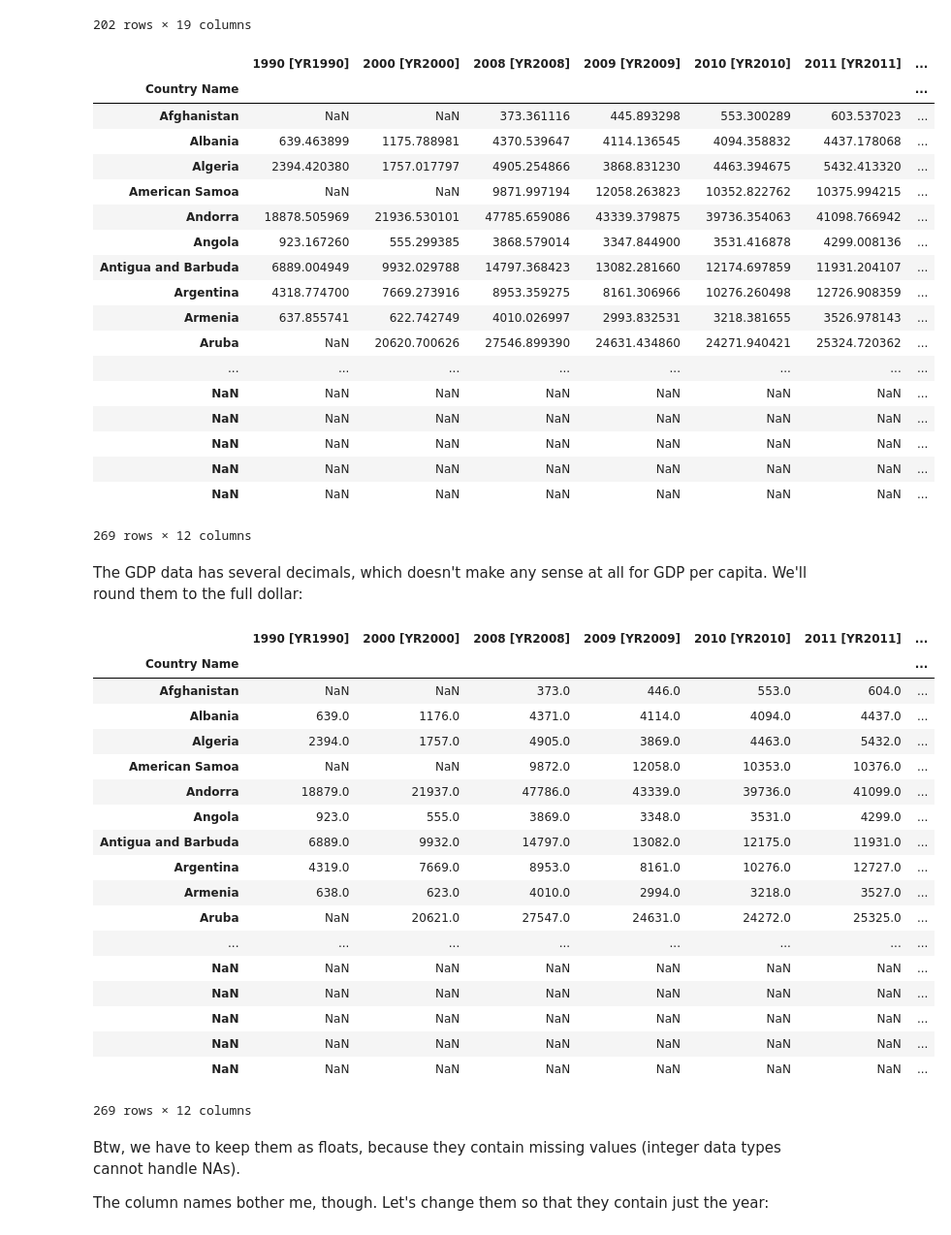
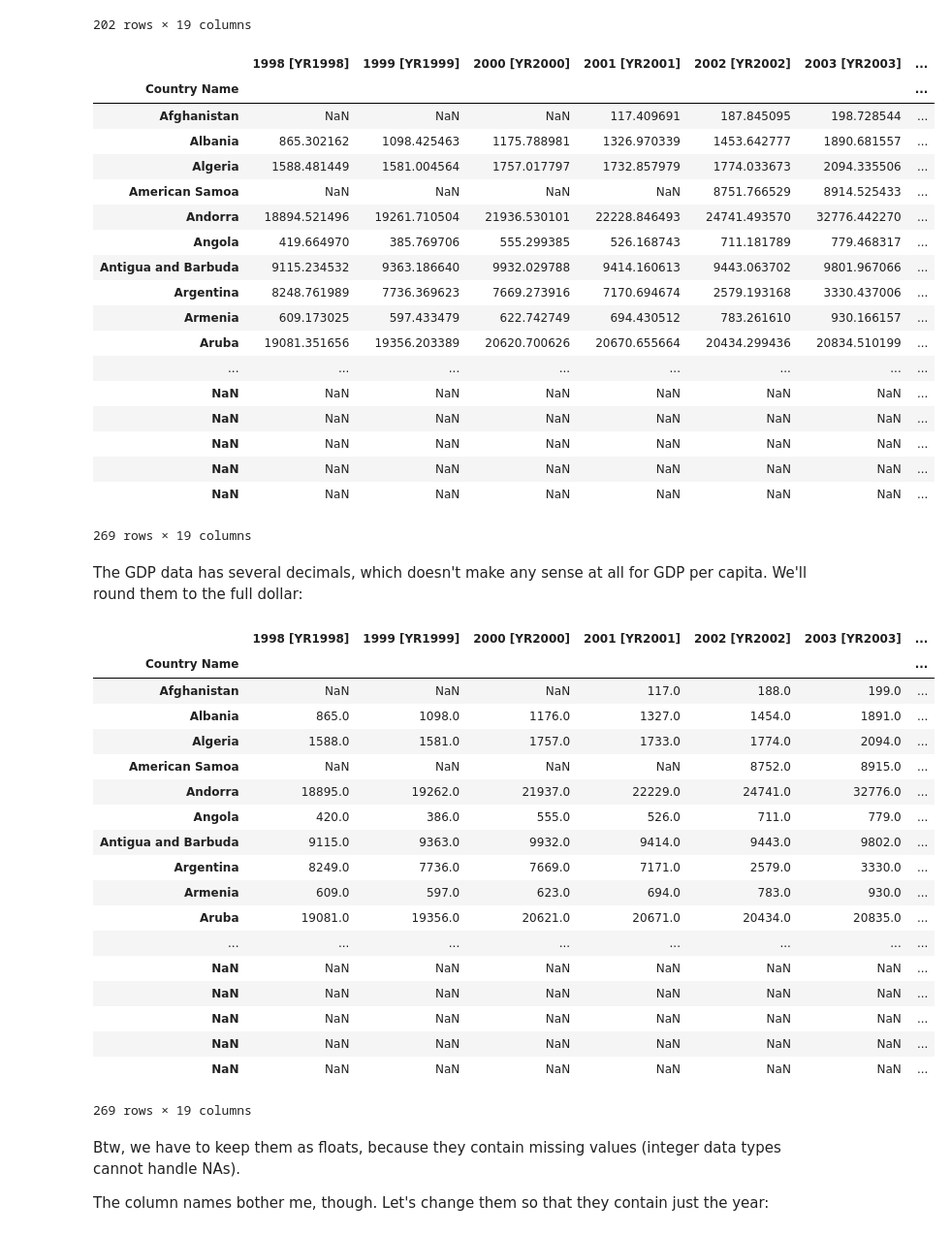
Before and after one commit to crstn/MigrationDataAnalysis, a Jupyter notebook: Migration data analysis.ipynb, the cells around one changed output. Shown at 97% size. Cells and saved outputs as stored; diff of their text form; code cells hidden in the pictures.

```diff
--- a/Migration data analysis.ipynb
+++ b/Migration data analysis.ipynb
@@ -36,56 +36,56 @@ migration
 | Zimbabwe | 443 | 474 | 568 | 312 | 463 | 167 | 412 | 309 | 289 | 275 | ... |
 202 rows × 19 columns
 # %%
-gdp = pd.read_csv('Data/GDP/1eaed4f3-f10a-49a9-9c86-4433ffe907c5_Data.csv',
+gdp = pd.read_csv('Data/GDP/3229441d-0826-4d08-9611-3323fb9aa779_Data.csv',
                   na_values="..",
                   index_col=0,
-                  usecols=[2,4,5,6,7,8,9,10,11,12,13,14,15])
+                  usecols=[2,4,5,6,7,8,9,10,11,12,13,14,15,16,17,18,19,20,21,22])
 gdp
 # %% [output]
-|  | 1990 [YR1990] | 2000 [YR2000] | 2008 [YR2008] | 2009 [YR2009] | 2010 [YR2010] | 2011 [YR2011] | ... |
+|  | 1998 [YR1998] | 1999 [YR1999] | 2000 [YR2000] | 2001 [YR2001] | 2002 [YR2002] | 2003 [YR2003] | ... |
 | Country Name |  |  |  |  |  |  | ... |
-| Afghanistan | NaN | NaN | 373.361116 | 445.893298 | 553.300289 | 603.537023 | ... |
-| Albania | 639.463899 | 1175.788981 | 4370.539647 | 4114.136545 | 4094.358832 | 4437.178068 | ... |
-| Algeria | 2394.420380 | 1757.017797 | 4905.254866 | 3868.831230 | 4463.394675 | 5432.413320 | ... |
-| American Samoa | NaN | NaN | 9871.997194 | 12058.263823 | 10352.822762 | 10375.994215 | ... |
-| Andorra | 18878.505969 | 21936.530101 | 47785.659086 | 43339.379875 | 39736.354063 | 41098.766942 | ... |
-| Angola | 923.167260 | 555.299385 | 3868.579014 | 3347.844900 | 3531.416878 | 4299.008136 | ... |
-| Antigua and Barbuda | 6889.004949 | 9932.029788 | 14797.368423 | 13082.281660 | 12174.697859 | 11931.204107 | ... |
-| Argentina | 4318.774700 | 7669.273916 | 8953.359275 | 8161.306966 | 10276.260498 | 12726.908359 | ... |
-| Armenia | 637.855741 | 622.742749 | 4010.026997 | 2993.832531 | 3218.381655 | 3526.978143 | ... |
-| Aruba | NaN | 20620.700626 | 27546.899390 | 24631.434860 | 24271.940421 | 25324.720362 | ... |
+| Afghanistan | NaN | NaN | NaN | 117.409691 | 187.845095 | 198.728544 | ... |
+| Albania | 865.302162 | 1098.425463 | 1175.788981 | 1326.970339 | 1453.642777 | 1890.681557 | ... |
+| Algeria | 1588.481449 | 1581.004564 | 1757.017797 | 1732.857979 | 1774.033673 | 2094.335506 | ... |
+| American Samoa | NaN | NaN | NaN | NaN | 8751.766529 | 8914.525433 | ... |
+| Andorra | 18894.521496 | 19261.710504 | 21936.530101 | 22228.846493 | 24741.493570 | 32776.442270 | ... |
+| Angola | 419.664970 | 385.769706 | 555.299385 | 526.168743 | 711.181789 | 779.468317 | ... |
+| Antigua and Barbuda | 9115.234532 | 9363.186640 | 9932.029788 | 9414.160613 | 9443.063702 | 9801.967066 | ... |
+| Argentina | 8248.761989 | 7736.369623 | 7669.273916 | 7170.694674 | 2579.193168 | 3330.437006 | ... |
+| Armenia | 609.173025 | 597.433479 | 622.742749 | 694.430512 | 783.261610 | 930.166157 | ... |
+| Aruba | 19081.351656 | 19356.203389 | 20620.700626 | 20670.655664 | 20434.299436 | 20834.510199 | ... |
 | ... | ... | ... | ... | ... | ... | ... | ... |
 | NaN | NaN | NaN | NaN | NaN | NaN | NaN | ... |
 | NaN | NaN | NaN | NaN | NaN | NaN | NaN | ... |
 | NaN | NaN | NaN | NaN | NaN | NaN | NaN | ... |
 | NaN | NaN | NaN | NaN | NaN | NaN | NaN | ... |
 | NaN | NaN | NaN | NaN | NaN | NaN | NaN | ... |
-269 rows × 12 columns
+269 rows × 19 columns
 # %% [markdown]
 The GDP data has several decimals, which doesn't make any sense at all for GDP per capita. We'll round them to the full dollar:
 # %%
 gdp = gdp.round(0)
 gdp
 # %% [output]
-|  | 1990 [YR1990] | 2000 [YR2000] | 2008 [YR2008] | 2009 [YR2009] | 2010 [YR2010] | 2011 [YR2011] | ... |
+|  | 1998 [YR1998] | 1999 [YR1999] | 2000 [YR2000] | 2001 [YR2001] | 2002 [YR2002] | 2003 [YR2003] | ... |
 | Country Name |  |  |  |  |  |  | ... |
-| Afghanistan | NaN | NaN | 373.0 | 446.0 | 553.0 | 604.0 | ... |
-| Albania | 639.0 | 1176.0 | 4371.0 | 4114.0 | 4094.0 | 4437.0 | ... |
-| Algeria | 2394.0 | 1757.0 | 4905.0 | 3869.0 | 4463.0 | 5432.0 | ... |
-| American Samoa | NaN | NaN | 9872.0 | 12058.0 | 10353.0 | 10376.0 | ... |
-| Andorra | 18879.0 | 21937.0 | 47786.0 | 43339.0 | 39736.0 | 41099.0 | ... |
-| Angola | 923.0 | 555.0 | 3869.0 | 3348.0 | 3531.0 | 4299.0 | ... |
-| Antigua and Barbuda | 6889.0 | 9932.0 | 14797.0 | 13082.0 | 12175.0 | 11931.0 | ... |
-| Argentina | 4319.0 | 7669.0 | 8953.0 | 8161.0 | 10276.0 | 12727.0 | ... |
-| Armenia | 638.0 | 623.0 | 4010.0 | 2994.0 | 3218.0 | 3527.0 | ... |
-| Aruba | NaN | 20621.0 | 27547.0 | 24631.0 | 24272.0 | 25325.0 | ... |
+| Afghanistan | NaN | NaN | NaN | 117.0 | 188.0 | 199.0 | ... |
+| Albania | 865.0 | 1098.0 | 1176.0 | 1327.0 | 1454.0 | 1891.0 | ... |
+| Algeria | 1588.0 | 1581.0 | 1757.0 | 1733.0 | 1774.0 | 2094.0 | ... |
+| American Samoa | NaN | NaN | NaN | NaN | 8752.0 | 8915.0 | ... |
+| Andorra | 18895.0 | 19262.0 | 21937.0 | 22229.0 | 24741.0 | 32776.0 | ... |
+| Angola | 420.0 | 386.0 | 555.0 | 526.0 | 711.0 | 779.0 | ... |
+| Antigua and Barbuda | 9115.0 | 9363.0 | 9932.0 | 9414.0 | 9443.0 | 9802.0 | ... |
+| Argentina | 8249.0 | 7736.0 | 7669.0 | 7171.0 | 2579.0 | 3330.0 | ... |
+| Armenia | 609.0 | 597.0 | 623.0 | 694.0 | 783.0 | 930.0 | ... |
+| Aruba | 19081.0 | 19356.0 | 20621.0 | 20671.0 | 20434.0 | 20835.0 | ... |
 | ... | ... | ... | ... | ... | ... | ... | ... |
 | NaN | NaN | NaN | NaN | NaN | NaN | NaN | ... |
 | NaN | NaN | NaN | NaN | NaN | NaN | NaN | ... |
 | NaN | NaN | NaN | NaN | NaN | NaN | NaN | ... |
 | NaN | NaN | NaN | NaN | NaN | NaN | NaN | ... |
 | NaN | NaN | NaN | NaN | NaN | NaN | NaN | ... |
-269 rows × 12 columns
+269 rows × 19 columns
 # %% [markdown]
 Btw, we have to keep them as floats, because they contain missing values (integer data types cannot handle NAs).
 
```
Also changed, not shown: parts of 32 cells of this notebook, 3 other files.
